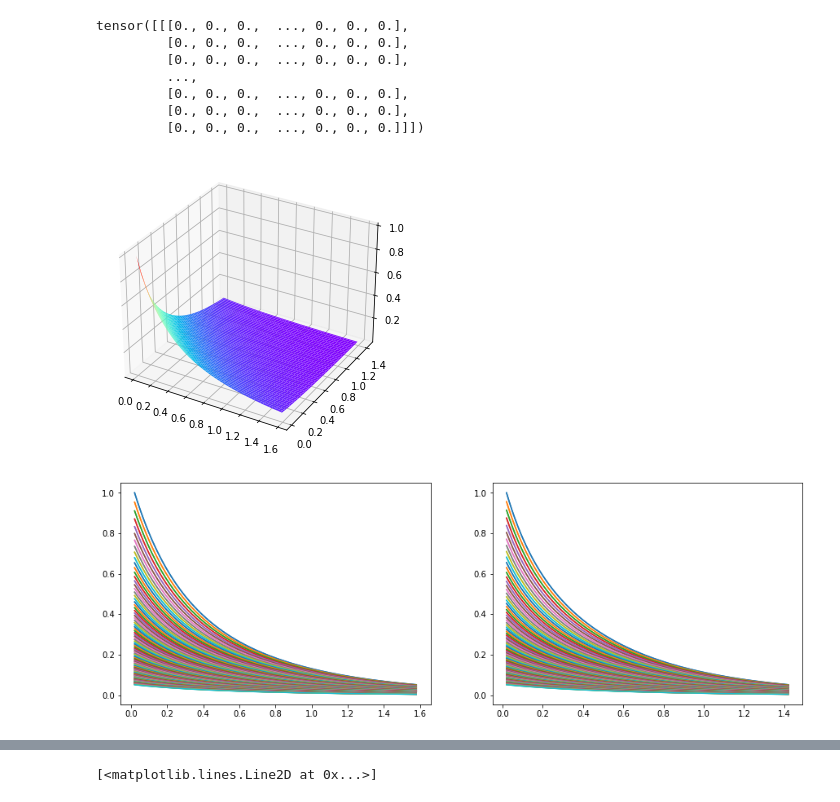
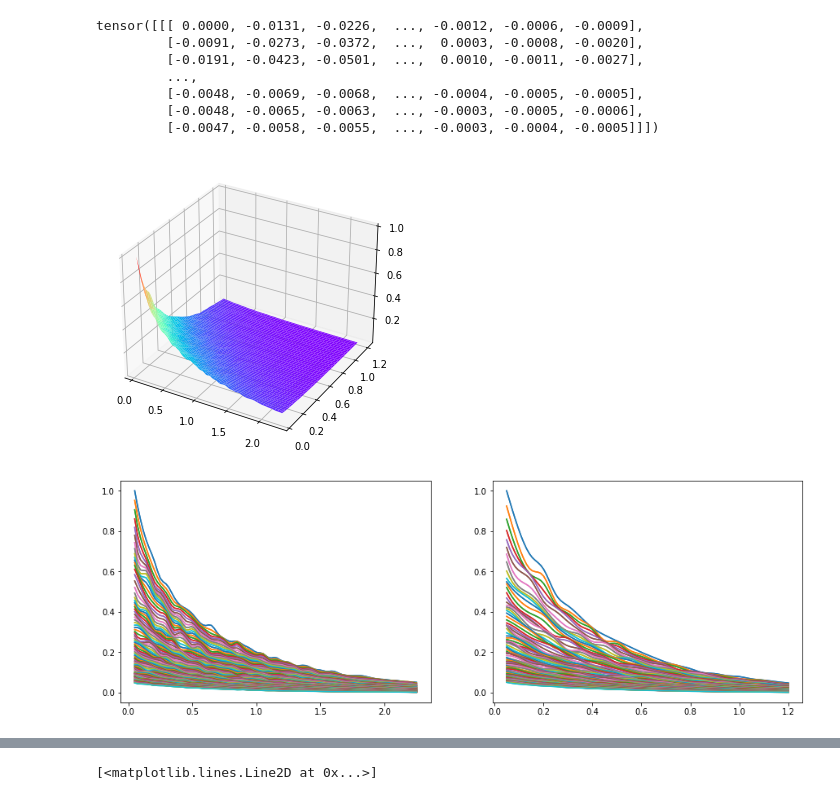
Before and after one commit to chenbo-cyber/DILT_ViT_2D, a Jupyter notebook: test_signal.ipynb, the cells around one changed output, grey strips where cells are left out. Saved outputs shown, nothing was run; the diff lists cells and outputs as text; code cells hidden in the pictures.

```diff
--- a/test_signal.ipynb
+++ b/test_signal.ipynb
@@ -94,6 +94,7 @@ for i in np.arange(1, num_samples+1):
     T2 = np.zeros([1, num_DT]).astype(float)
     signal = np.zeros([D_dim, T2_dim]).astype(float)
     label1 = np.zeros([D_label_dim, T2_lable_dim]).astype(float)
+    label2 = np.zeros([D_label_dim, T2_lable_dim]).astype(float)
     labelD = np.zeros([1, D_label_dim]).astype(float)
     labelT2 = np.zeros([1, T2_lable_dim]).astype(float)
 
@@ -141,6 +142,7 @@ for i in np.arange(1, num_samples+1):
         amp = max(np.abs(np.random.rand()), floor_amp)
         # signal = signal + amp * np.dot(np.exp(-b * R1[0, j]), np.exp(-t * R[0, j]).T)
         label1 = label1 + amp * np.dot(label_D[j, :][:, np.newaxis], label_T2[j, :][np.newaxis, :])
+        # label2 = label2 + np.dot(label_D[j, :][:, np.newaxis], label_T2[j, :][np.newaxis, :])
         # label1 = label1 + np.dot(label_D[j, :][:, np.newaxis], label_T2[j, :][np.newaxis, :])
         # labelD = labelD + label_D[j, :][np.newaxis, :]
         # labelT2 = labelT2 + label_T2[j, :][np.newaxis, :]
@@ -149,6 +151,7 @@ for i in np.arange(1, num_samples+1):
     signal = np.matmul(np.matmul(KD, label1), KT.T)
     S[i-1] = signal / np.max(signal)
     label[i-1] = label1 / np.max(label1)
+    # label[i-1] = label2 / np.max(label2)
     labeltest = np.dot(labelD.T, labelT2)
     sample = 0
 # %%
@@ -188,7 +191,7 @@ def generate_decay(b, t, max_D, max_T, out, DEVICE):
 
     return X
 
-decay_data = S[2, :, :]
+decay_data = SN[2, :, :]
 label_data = label[2, :, :]
 label_data = label_data / np.max(label_data)
 b = b.squeeze()
@@ -216,11 +219,12 @@ KD = torch.exp(-torch.matmul(new_b.unsqueeze(1), 1 / range_D.unsqueeze(0)))
 KT = torch.exp(-torch.matmul(new_t.unsqueeze(1), 1 / range_T.unsqueeze(0)))
 
 label_data = torch.from_numpy(label_data.copy()).float()
-decay_data = torch.matmul(torch.matmul(KD, label_data), KT.permute(1, 0))
+# decay_data = torch.matmul(torch.matmul(KD, label_data), KT.permute(1, 0))
+# decay_data = decay_data / decay_data[0, 0]
+interp_func = interp2d(t, b, decay_data, kind='cubic')
+decay_data = interp_func(new_t, new_b)
 decay_data = decay_data / decay_data[0, 0]
-# interp_func = interp2d(t, b, decay_data, kind='cubic')
-# decay_data = interp_func(new_t, new_b)
-# decay_data = decay_data / decay_data[0, 0]
+decay_data = torch.from_numpy(decay_data.copy()).float()
 
 b1 = new_b
 t1 = new_t
@@ -233,39 +237,39 @@ label_data = label_data.unsqueeze(0)
 new_decay = generate_decay(b1, t1, 1, 1, label_data, b1.device)
 
 print(decay_data - new_decay)
 
 figure = plt.figure(1)
 axes = Axes3D(figure)
 x = t1.cpu().detach().numpy()
 y = b1.cpu().detach().numpy()
 X,Y = np.meshgrid(x, y)
 Z = decay_data.cpu().detach().numpy().squeeze()
 axes.plot_surface(X,Y,Z,cmap='rainbow')
 # axes.view_init(elev=30,azim=45)
 
 plt.figure(2, figsize=[15, 5])
 plt.subplot(1, 2, 1)
 for i in np.arange(D_dim):
     plt.plot(x.squeeze(), Z[i, :])
 plt.subplot(1, 2, 2)
 for j in np.arange(D_dim):
     plt.plot(y.squeeze(), Z[:, j])
 
 plt.figure(2, figsize=[15, 5])
 plt.subplot(1, 2, 1)
 for i in np.arange(D_dim):
     plt.plot(x.squeeze(), Z[i, :])
 plt.subplot(1, 2, 2)
 for j in np.arange(D_dim):
     plt.plot(y.squeeze(), Z[:, j])
 # %% [output]
-tensor([[[0., 0., 0.,  ..., 0., 0., 0.],
-         [0., 0., 0.,  ..., 0., 0., 0.],
-         [0., 0., 0.,  ..., 0., 0., 0.],
+tensor([[[ 0.0000, -0.0131, -0.0226,  ..., -0.0012, -0.0006, -0.0009],
+         [-0.0091, -0.0273, -0.0372,  ...,  0.0003, -0.0008, -0.0020],
+         [-0.0191, -0.0423, -0.0501,  ...,  0.0010, -0.0011, -0.0027],
          ...,
-         [0., 0., 0.,  ..., 0., 0., 0.],
-         [0., 0., 0.,  ..., 0., 0., 0.],
-         [0., 0., 0.,  ..., 0., 0., 0.]]])
+         [-0.0048, -0.0069, -0.0068,  ..., -0.0004, -0.0005, -0.0005],
+         [-0.0048, -0.0065, -0.0063,  ..., -0.0003, -0.0005, -0.0006],
+         [-0.0047, -0.0058, -0.0055,  ..., -0.0003, -0.0004, -0.0005]]])
-[figure, old version]
+[figure, new version]
-[figure, old version]
+[figure, new version]
 # %%
```
Also changed, not shown: parts of 1 cell of this notebook, 5 other files.
